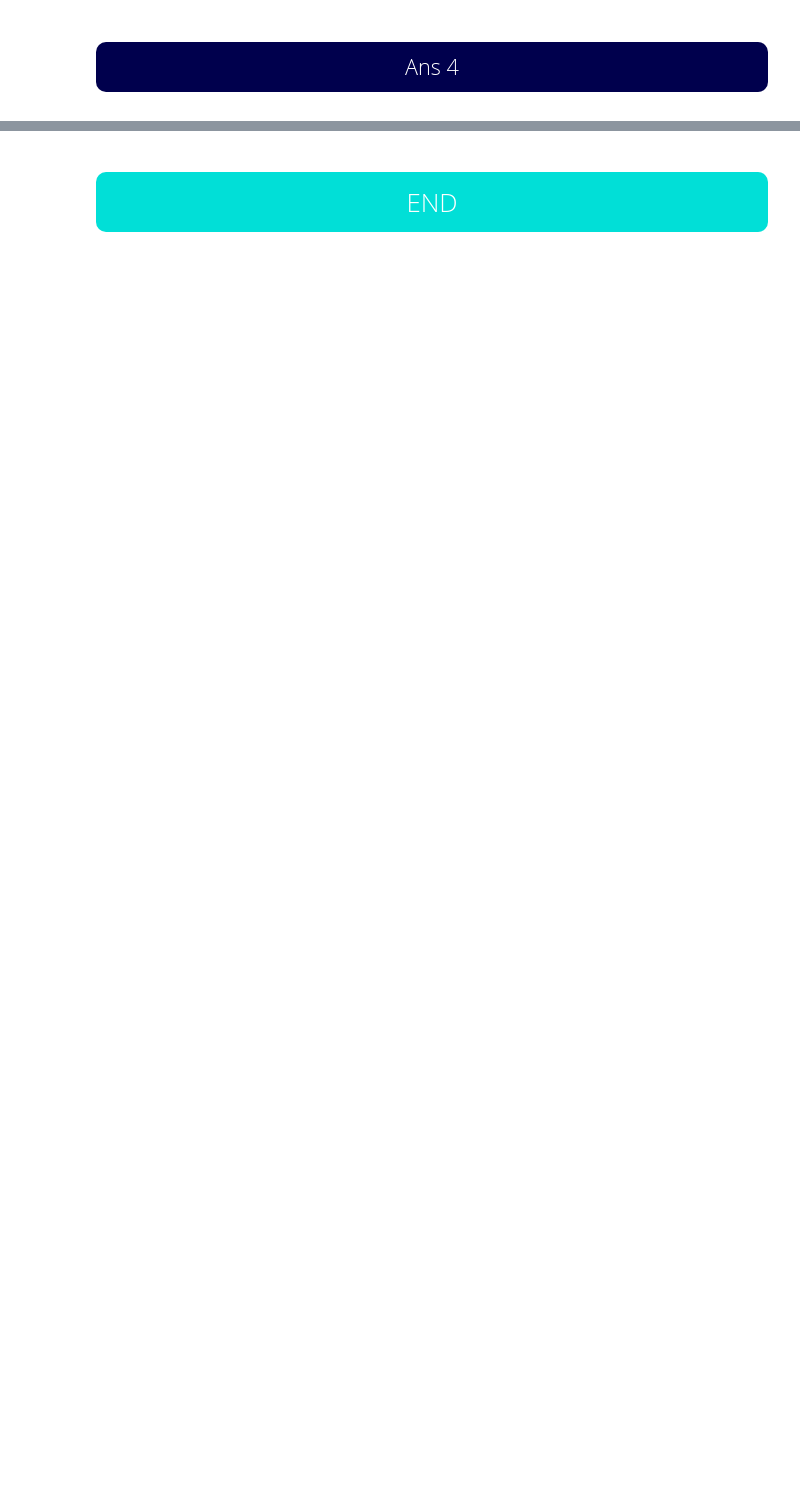
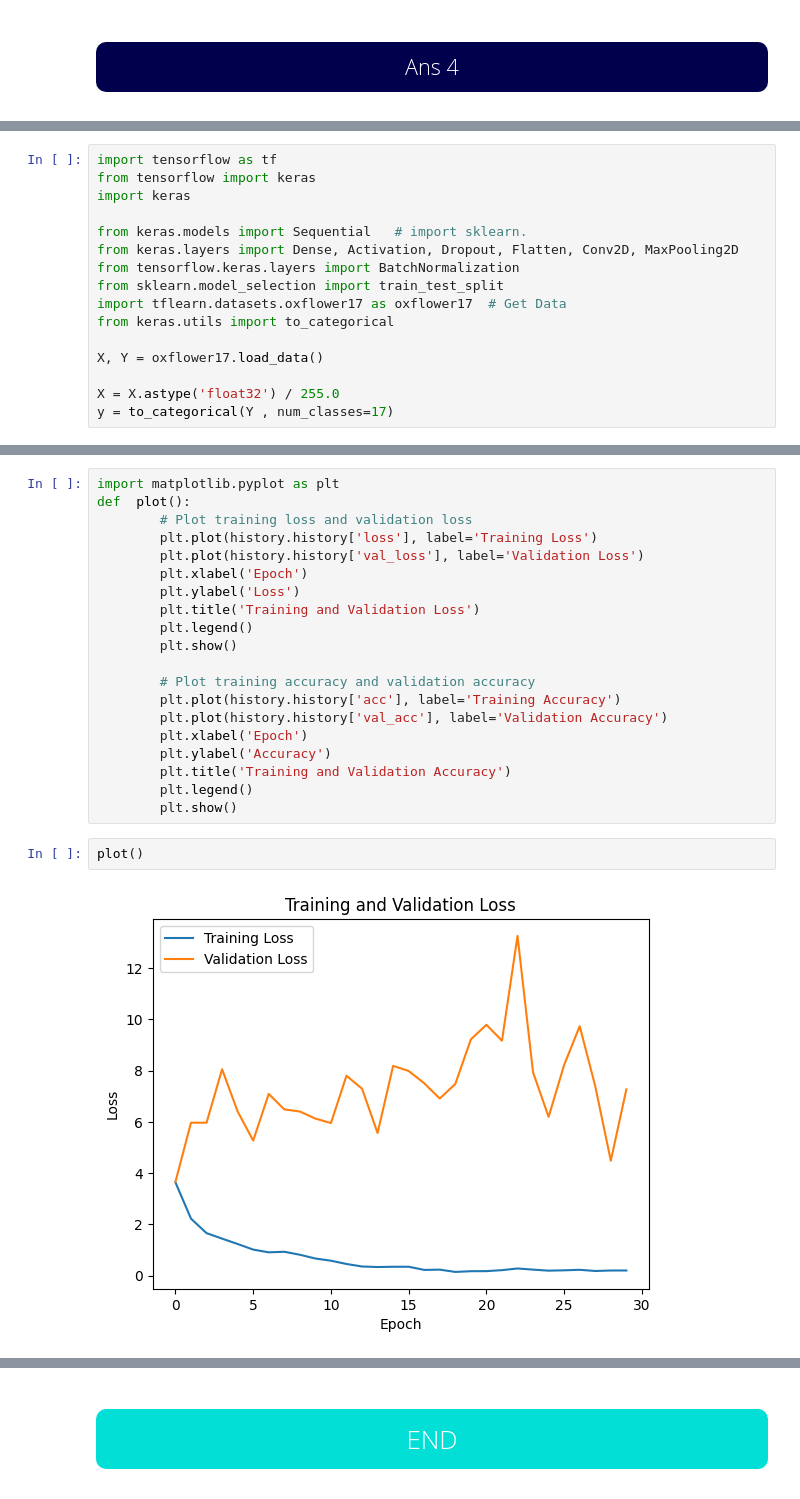
Before and after one commit to Sufiyan999/PW-DataScience-Masters, a Jupyter notebook: Assignments/6. JUNE/25-30 june/CNN Architecture assign.ipynb, the cells around one changed output, grey strips where cells are left out. Saved outputs shown, nothing was run; the diff lists cells and outputs as text; blank space fills up the shorter version.

```diff
--- a/Assignments/6. JUNE/25-30 june/CNN Architecture assign.ipynb
+++ b/Assignments/6. JUNE/25-30 june/CNN Architecture assign.ipynb
@@ -46,0 +942,16 @@
+# %%
+import tensorflow as tf
+from tensorflow import keras
+import keras
+
+from keras.models import Sequential   # import sklearn.
+from keras.layers import Dense, Activation, Dropout, Flatten, Conv2D, MaxPooling2D
+from tensorflow.keras.layers import BatchNormalization
+from sklearn.model_selection import train_test_split
+import tflearn.datasets.oxflower17 as oxflower17  # Get Data
+from keras.utils import to_categorical
+
+X, Y = oxflower17.load_data()
+
+X = X.astype('float32') / 255.0
+y = to_categorical(Y , num_classes=17)
@@ -46,0 +1405,24 @@
+# %%
+import matplotlib.pyplot as plt
+def  plot():
+        # Plot training loss and validation loss
+        plt.plot(history.history['loss'], label='Training Loss')
+        plt.plot(history.history['val_loss'], label='Validation Loss')
+        plt.xlabel('Epoch')
+        plt.ylabel('Loss')
+        plt.title('Training and Validation Loss')
+        plt.legend()
+        plt.show()
+
+        # Plot training accuracy and validation accuracy
+        plt.plot(history.history['acc'], label='Training Accuracy')
+        plt.plot(history.history['val_acc'], label='Validation Accuracy')
+        plt.xlabel('Epoch')
+        plt.ylabel('Accuracy')
+        plt.title('Training and Validation Accuracy')
+        plt.legend()
+        plt.show()
+# %%
+plot()
+# %% [output]
+[figure, added]
```
Also changed, not shown: parts of 52 cells of this notebook, 3 other files.
